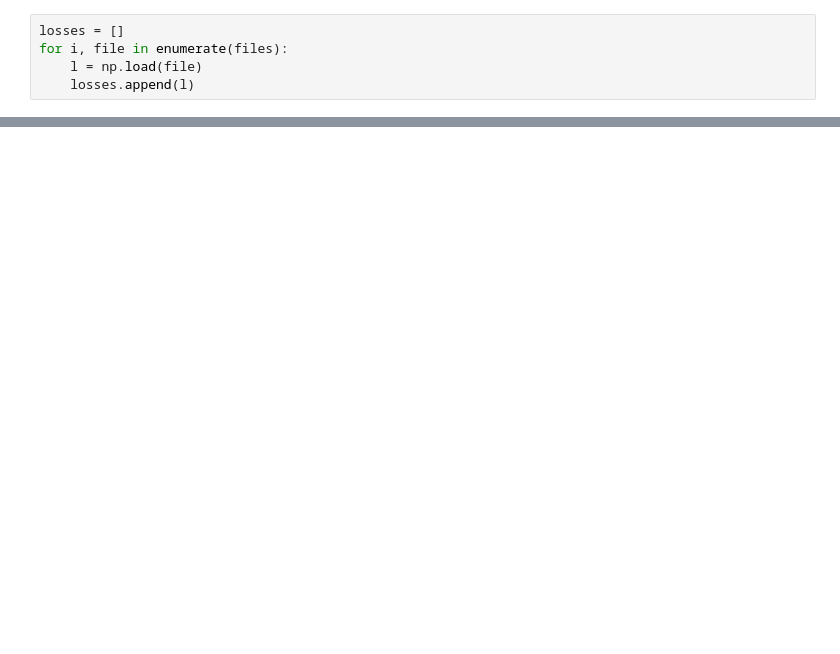
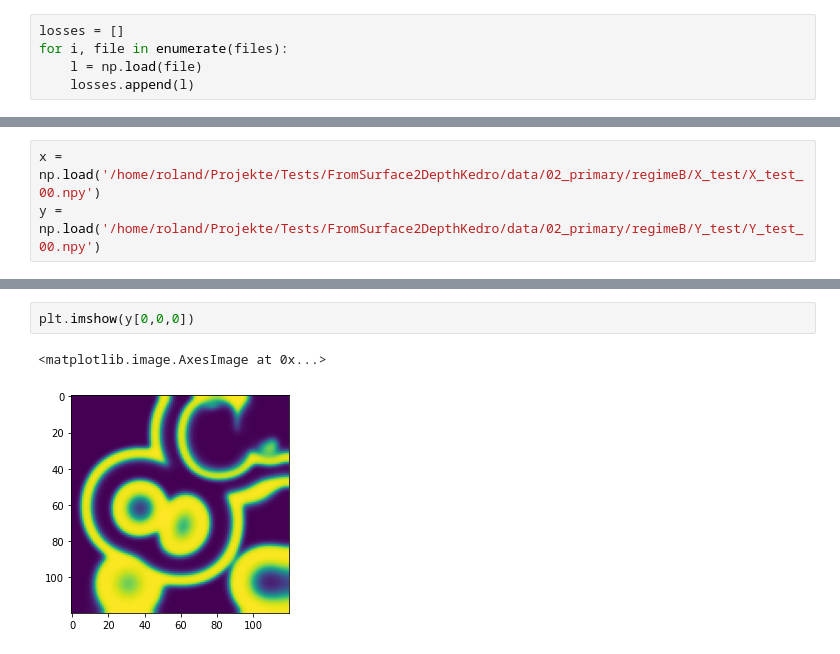
Before and after one commit to RolandGit95/FromSurface2DepthKedro, a Jupyter notebook: notebooks/plot_mae.ipynb, the cells around one changed output, grey strips where cells are left out. Saved outputs shown, nothing was run; the diff lists cells and outputs as text; blank space fills up the shorter version.

```diff
--- a/notebooks/plot_mae.ipynb
+++ b/notebooks/plot_mae.ipynb
@@ -63,0 +64,3 @@ plt.plot(losses)
+# %%
+x = np.load('/home/roland/Projekte/Tests/FromSurface2DepthKedro/data/02_primary/regimeB/X_test/X_test_00.npy')
+y = np.load('/home/roland/Projekte/Tests/FromSurface2DepthKedro/data/02_primary/regimeB/Y_test/Y_test_00.npy')
@@ -63,0 +88,5 @@ plt.plot(losses)
+# %%
+plt.imshow(y[0,0,0])
+# %% [output]
+<matplotlib.image.AxesImage at 0x...>
+[figure, added]
```
Also changed, not shown: parts of 4 cells of this notebook, 5 other files.
